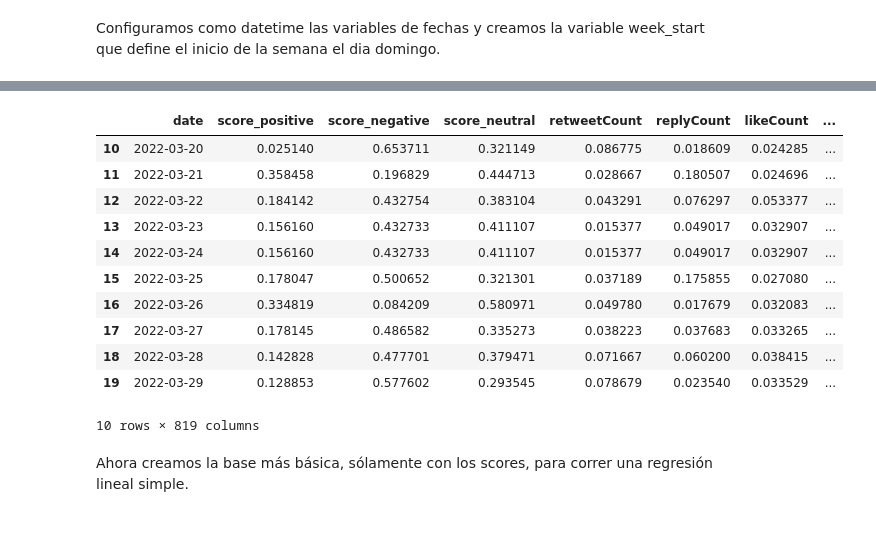
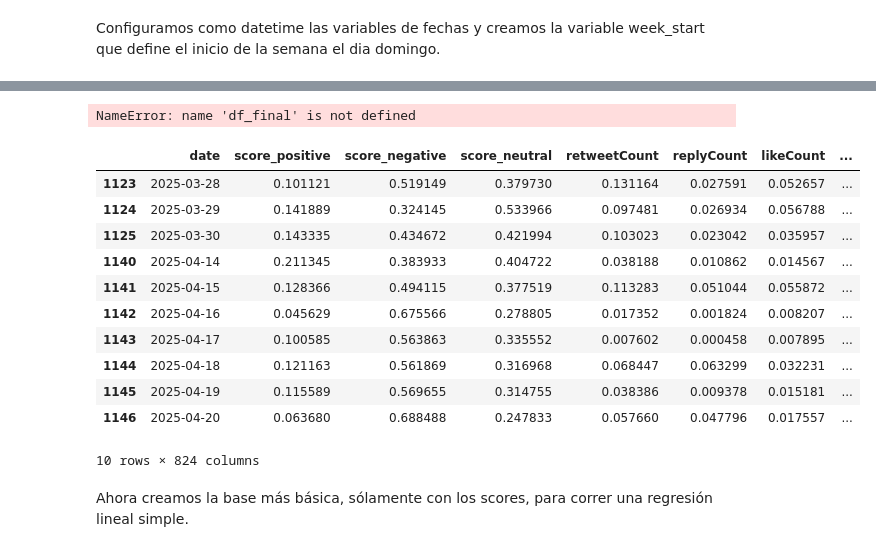
Before and after one commit to PolloDK/FK01-Encuestas, a Jupyter notebook: notebooks/basic_models_daily.ipynb, the cells around one changed output, grey strips where cells are left out. Drawn from its saved outputs; the diff is of its cells as text; code cells hidden in the pictures.

```diff
--- a/notebooks/basic_models_daily.ipynb
+++ b/notebooks/basic_models_daily.ipynb
@@ -28,5 +38,9 @@ color_palette = sns.color_palette()
 # %% [markdown]
 Cargamos los datos de la encuesta CADEM diaria y los features del dataset.
 # %%
-df = pd.read_csv("../data_reserva/features_dataset.csv")
-df_encuestas = pd.read_csv("../data_reserva/encuesta.csv")
+df = pd.read_csv("../data/processed_data.csv")
+df_encuestas = pd.read_csv("../data/encuestas.csv")
+df["date"] = pd.to_datetime(df["date"])
+df_encuestas["date"] = pd.to_datetime(df_encuestas["date"])
+df_final = df.copy()
+#df_encuestas = pd.read_csv("../data/encuesta.csv")
@@ -44,12 +62,12 @@ df_encuestas["date"] = pd.to_datetime(df_encuestas["date"])
 df["week_start"] = df["date"] - pd.to_timedelta((df["date"].dt.weekday + 1) % 7, unit="D")
 df_encuestas["week_start"] = df_encuestas["date"] - pd.to_timedelta((df_encuestas["date"].dt.weekday + 1) % 7, unit="D")
 df_final = df.merge(df_encuestas[["week_start", "aprobacion_boric"]], on="week_start", how="left")
-df_final = df_final.sort_values("date").dropna()
+#df_final = df_final.sort_values("date").dropna()
 # %%
-df_final["approval_rolling_7d"] = df_final["aprobacion_boric"].rolling(window=7, min_periods=7).mean()
+#df_final["approval_rolling_7d"] = df_final["aprobacion_boric"].rolling(window=7, min_periods=7).mean()
 df_final["approval_lag_7d"] = df_final["aprobacion_boric"].shift(1)
-df_final["approval_diff"] = df_final["aprobacion_boric"].diff()
-df_final["approval_pct_change"] = df_final["aprobacion_boric"].pct_change()
+#df_final["approval_diff"] = df_final["aprobacion_boric"].diff()
+#df_final["approval_pct_change"] = df_final["aprobacion_boric"].pct_change()
 for lag in range(1, 8):  # Lags de 1 a 7 días
     df_final[f"score_positive_lag_{lag}"] = df_final["score_positive"].shift(lag)
     df_final[f"score_negative_lag_{lag}"] = df_final["score_negative"].shift(lag)
@@ -58,4 +76,3 @@ df_final['score_negative_rolling7'] = df_final['score_negative'].rolling(window=
 df_final['score_negative_rolling3'] = df_final['score_negative'].rolling(window=3, min_periods=3).mean()
 df_final['sentiment_net'] = df_final['score_positive'] - df_final['score_negative']
 df_final['sentiment_net_rolling7'] = df_final['sentiment_net'].rolling(window=7, min_periods=3).mean()
-df_final = df_final.dropna()
@@ -66,7 +93,7 @@ df_final[cols_to_scale] = scaler.fit_transform(df_final[cols_to_scale])
 df_final = df_final.dropna()
 # %%
 target = 'aprobacion_boric'
-X = df_final.drop(columns=['week_start', 'aprobacion_boric'], errors='ignore')
+X = df_final.drop(columns=['week_start', 'aprobacion_boric', 'desaprobacion_boric'], errors='ignore')
 X = X.select_dtypes(exclude=['datetime'])
 
 scaler_X = MinMaxScaler()
@@ -74,21 +101,23 @@ X_scaled = scaler_X.fit_transform(X)
 
 scaler_y = MinMaxScaler()
 y_scaled = scaler_y.fit_transform(df_final[[target]])
+# %% [output]
+NameError: name 'df_final' is not defined
 # %%
-df_final.head(10)
+df_final.tail(10)
 # %% [output]
 |  | date | score_positive | score_negative | score_neutral | retweetCount | replyCount | likeCount | ... |
-| 10 | 2022-03-20 | 0.025140 | 0.653711 | 0.321149 | 0.086775 | 0.018609 | 0.024285 | ... |
-| 11 | 2022-03-21 | 0.358458 | 0.196829 | 0.444713 | 0.028667 | 0.180507 | 0.024696 | ... |
-| 12 | 2022-03-22 | 0.184142 | 0.432754 | 0.383104 | 0.043291 | 0.076297 | 0.053377 | ... |
-| 13 | 2022-03-23 | 0.156160 | 0.432733 | 0.411107 | 0.015377 | 0.049017 | 0.032907 | ... |
-| 14 | 2022-03-24 | 0.156160 | 0.432733 | 0.411107 | 0.015377 | 0.049017 | 0.032907 | ... |
-| 15 | 2022-03-25 | 0.178047 | 0.500652 | 0.321301 | 0.037189 | 0.175855 | 0.027080 | ... |
-| 16 | 2022-03-26 | 0.334819 | 0.084209 | 0.580971 | 0.049780 | 0.017679 | 0.032083 | ... |
-| 17 | 2022-03-27 | 0.178145 | 0.486582 | 0.335273 | 0.038223 | 0.037683 | 0.033265 | ... |
-| 18 | 2022-03-28 | 0.142828 | 0.477701 | 0.379471 | 0.071667 | 0.060200 | 0.038415 | ... |
-| 19 | 2022-03-29 | 0.128853 | 0.577602 | 0.293545 | 0.078679 | 0.023540 | 0.033529 | ... |
+| 1123 | 2025-03-28 | 0.101121 | 0.519149 | 0.379730 | 0.131164 | 0.027591 | 0.052657 | ... |
+| 1124 | 2025-03-29 | 0.141889 | 0.324145 | 0.533966 | 0.097481 | 0.026934 | 0.056788 | ... |
+| 1125 | 2025-03-30 | 0.143335 | 0.434672 | 0.421994 | 0.103023 | 0.023042 | 0.035957 | ... |
+| 1140 | 2025-04-14 | 0.211345 | 0.383933 | 0.404722 | 0.038188 | 0.010862 | 0.014567 | ... |
+| 1141 | 2025-04-15 | 0.128366 | 0.494115 | 0.377519 | 0.113283 | 0.051044 | 0.055872 | ... |
+| 1142 | 2025-04-16 | 0.045629 | 0.675566 | 0.278805 | 0.017352 | 0.001824 | 0.008207 | ... |
+| 1143 | 2025-04-17 | 0.100585 | 0.563863 | 0.335552 | 0.007602 | 0.000458 | 0.007895 | ... |
+| 1144 | 2025-04-18 | 0.121163 | 0.561869 | 0.316968 | 0.068447 | 0.063299 | 0.032231 | ... |
+| 1145 | 2025-04-19 | 0.115589 | 0.569655 | 0.314755 | 0.038386 | 0.009378 | 0.015181 | ... |
+| 1146 | 2025-04-20 | 0.063680 | 0.688488 | 0.247833 | 0.057660 | 0.047796 | 0.017557 | ... |
-10 rows × 819 columns
+10 rows × 824 columns
 # %% [markdown]
 Ahora creamos la base más básica, sólamente con los scores, para correr una regresión lineal simple.
 # %%
```
Also changed, not shown: parts of 16 cells of this notebook, 7 other files.
